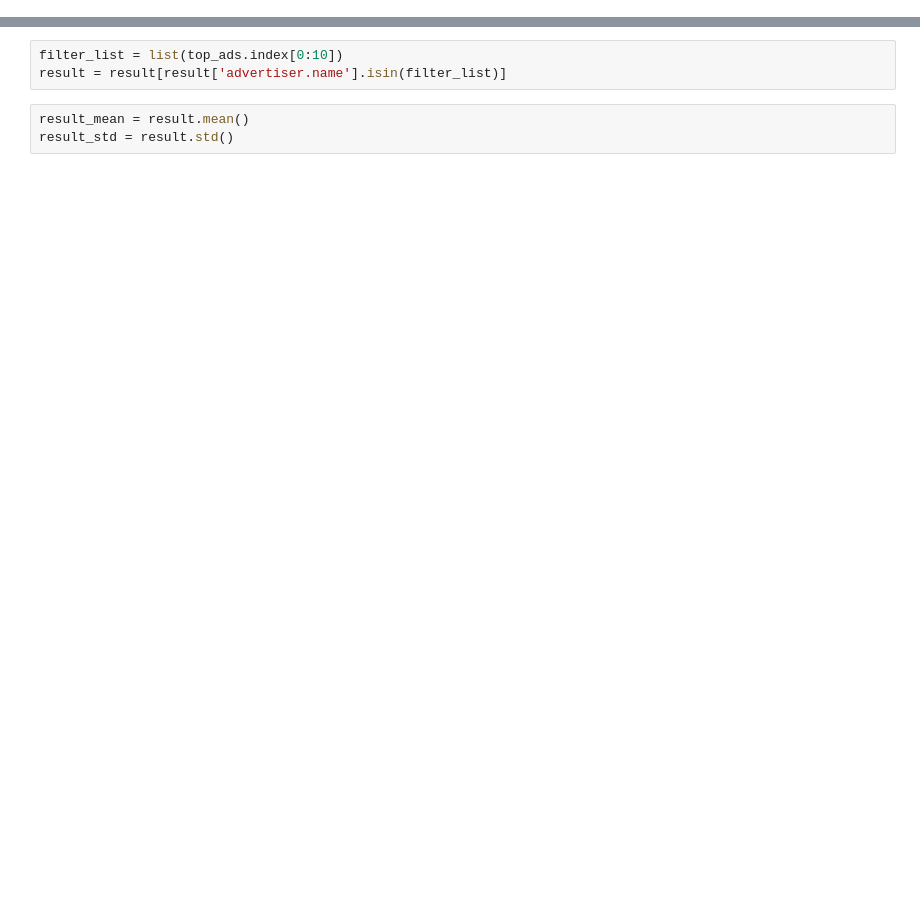
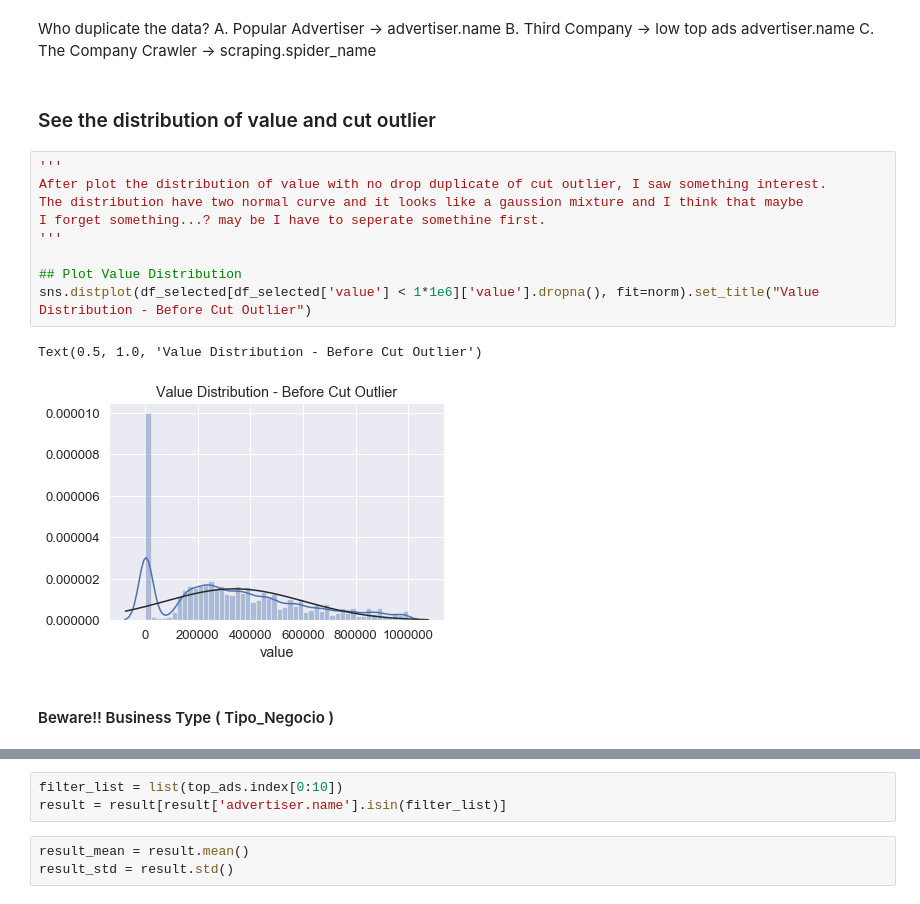
Before and after one commit to nuttheguitar/realties_datasprints, a Jupyter notebook: EDA.ipynb, the cells around one changed output, grey strips where cells are left out. Cells and saved outputs as stored; diff of their text form; blank space fills up the shorter version.

```diff
--- a/EDA.ipynb
+++ b/EDA.ipynb
@@ -169,0 +132,21 @@ top_ads_cat = df_selected.groupby(['advertiser.name'], as_index=False).count()
+# %% [markdown]
+Who duplicate the data?
+A. Popular Advertiser -> advertiser.name
+B. Third Company -> low top ads advertiser.name
+C. The Company Crawler -> scraping.spider_name
+# %% [markdown]
+### See the distribution of value and cut outlier
+# %%
+'''
+After plot the distribution of value with no drop duplicate of cut outlier, I saw something interest.
+The distribution have two normal curve and it looks like a gaussion mixture and I think that maybe
+I forget something...? may be I have to seperate somethine first.
+'''
+
+## Plot Value Distribution
+sns.distplot(df_selected[df_selected['value'] < 1*1e6]['value'].dropna(), fit=norm).set_title("Value Distribution - Before Cut Outlier")
+# %% [output]
+Text(0.5, 1.0, 'Value Distribution - Before Cut Outlier')
+[figure, added]
+# %% [markdown]
+#### Beware!! Business Type ( Tipo_Negocio )
```
Also changed, not shown: parts of 178 cells of this notebook, 7 other files.
